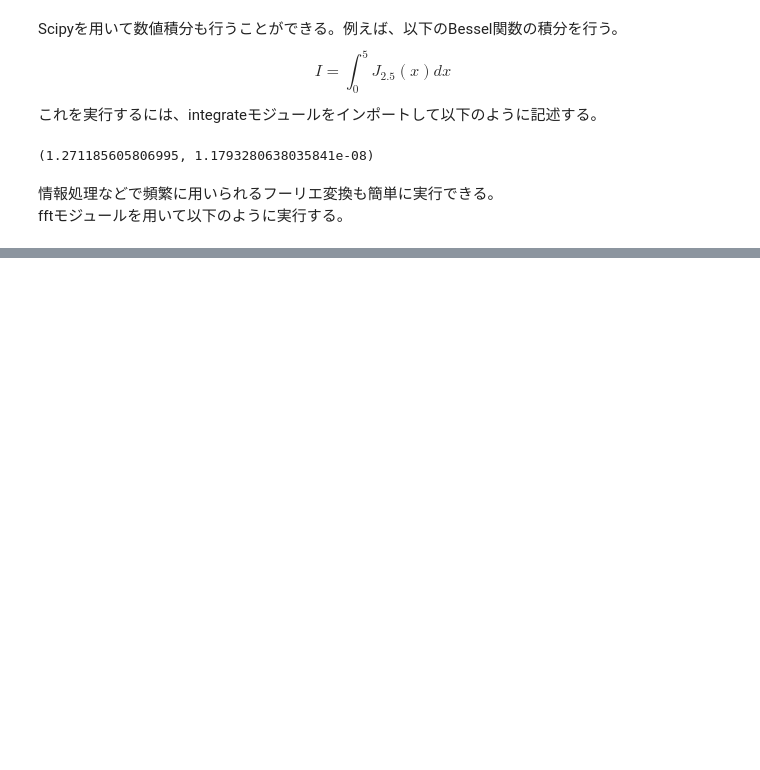
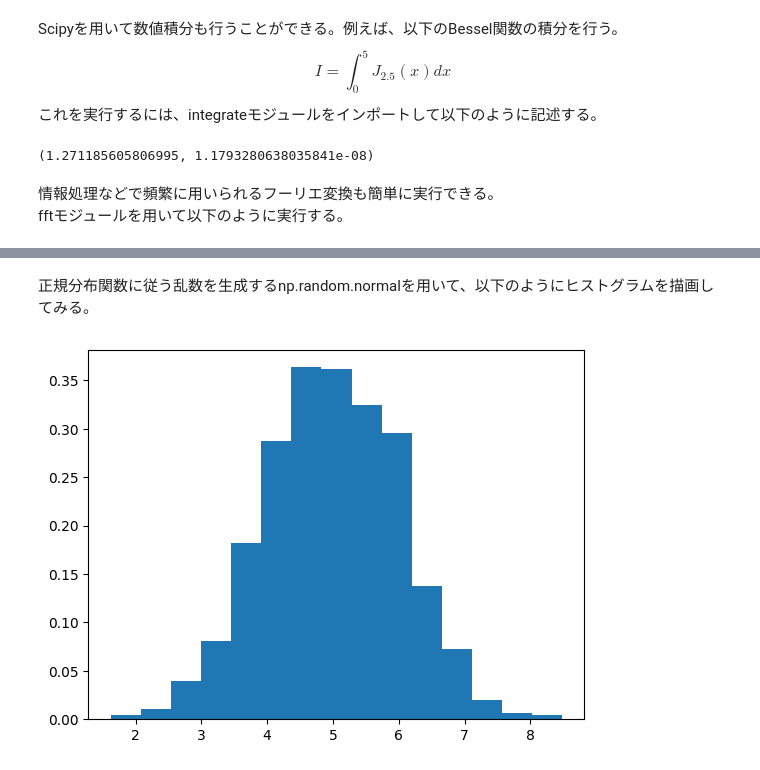
Before and after one commit to AKH1116/StudyPythonCompPhys, a Jupyter notebook: Pythonの基礎ライブラリ.ipynb, the cells around one changed output, grey strips where cells are left out. Drawn from its saved outputs; the diff is of its cells as text; code cells hidden in the pictures; blank space fills up the shorter version.

```diff
--- a/Pythonの基礎ライブラリ.ipynb
+++ b/Pythonの基礎ライブラリ.ipynb
@@ -174,0 +203,8 @@ yf = fft(y)                 # フーリエ変換
+# %% [markdown]
+正規分布関数に従う乱数を生成するnp.random.normalを用いて、以下のようにヒストグラムを描画してみる。
+# %%
+x = np.random.normal(5, 1, 1000)    # 平均5、標準偏差1の乱数を1000点生成して1次元配列にする
+plt.hist(x, bins=15, density=True)  # ヒストグラムの表示、binsはビン数の指定、density=Trueは正規化
+plt.show()
+# %% [output]
+[figure, added]
```
Also changed, not shown: parts of 4 cells of this notebook.
